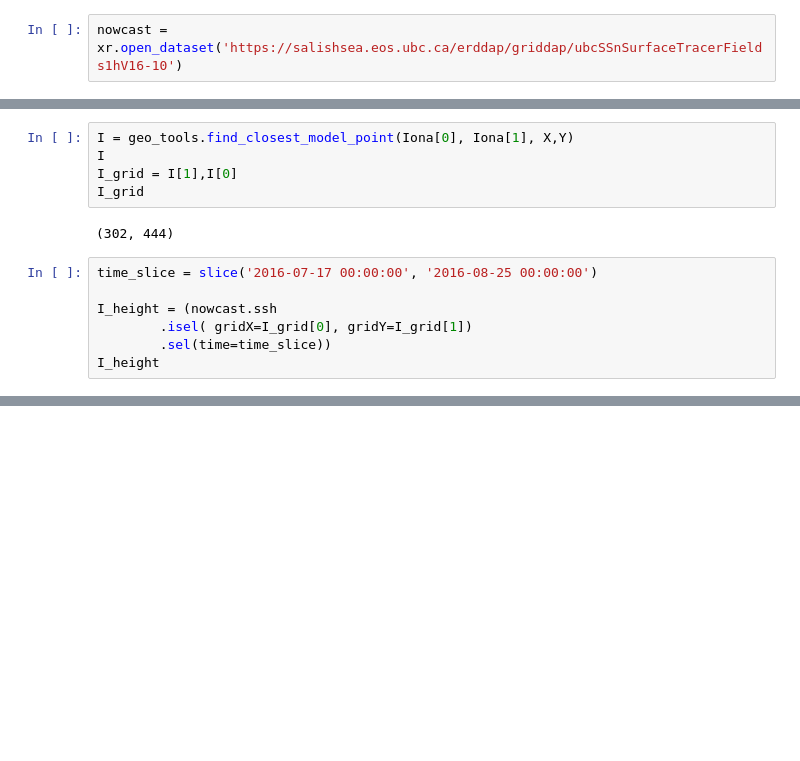
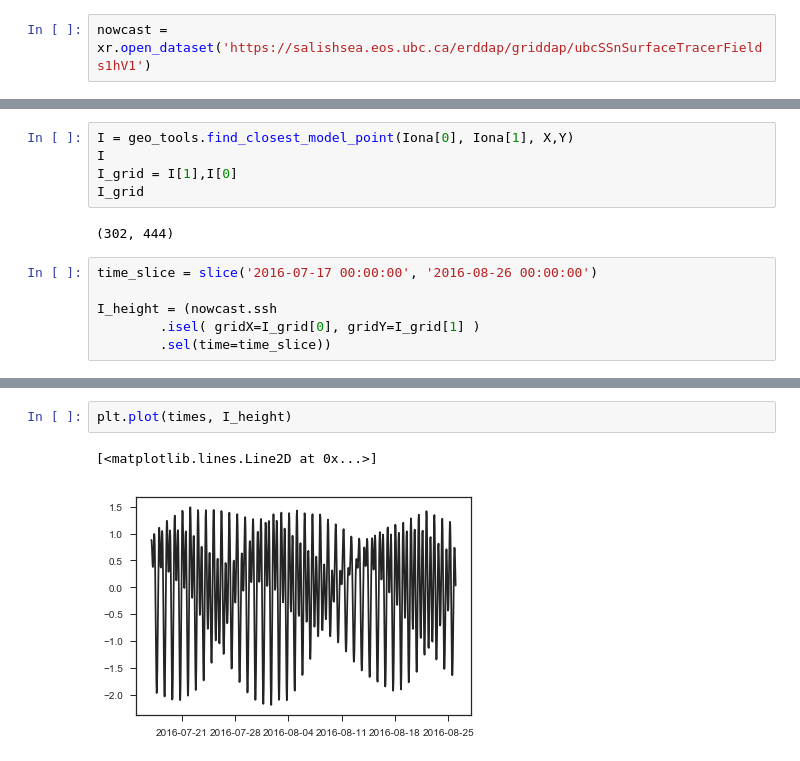
Before and after one commit to SalishSeaCast/analysis-giorgio-2, a Jupyter notebook: revised_notebooks/3analysis_plots/Winds_tides_rivers.ipynb, the cells around one changed output, grey strips where cells are left out. Cells and saved outputs as stored; diff of their text form; blank space fills up the shorter version.

Commit message:
compared ssh at iona to tidal height at Point Atkinson

```diff
--- a/revised_notebooks/3analysis_plots/Winds_tides_rivers.ipynb
+++ b/revised_notebooks/3analysis_plots/Winds_tides_rivers.ipynb
@@ -352,5 +327,5 @@ plt.savefig("/ocean/gsgarbi/MEOPAR/private-docs/reports/IonaProject/ionafigs/win
 # %%
-nowcast = xr.open_dataset('https://salishsea.eos.ubc.ca/erddap/griddap/ubcSSnSurfaceTracerFields1hV16-10')
+nowcast = xr.open_dataset('https://salishsea.eos.ubc.ca/erddap/griddap/ubcSSnSurfaceTracerFields1hV1')
 # %%
 fb=nc.Dataset('/ocean/eolson/MEOPAR/NEMO-forcing/grid/bathy_downonegrid2.nc')
 bathy, X, Y = tidetools.get_bathy_data(fb)
@@ -363,9 +338,8 @@ I_grid
 # %% [output]
 (302, 444)
 # %%
-time_slice = slice('2016-07-17 00:00:00', '2016-08-25 00:00:00')
+time_slice = slice('2016-07-17 00:00:00', '2016-08-26 00:00:00')
 
 I_height = (nowcast.ssh
-        .isel( gridX=I_grid[0], gridY=I_grid[1])
+        .isel( gridX=I_grid[0], gridY=I_grid[1] )
         .sel(time=time_slice))
-I_height
@@ -371,0 +356,5 @@ I_height
+# %%
+plt.plot(times, I_height)
+# %% [output]
+[<matplotlib.lines.Line2D at 0x...>]
+[figure, added]
```
Also changed, not shown: parts of 8 cells of this notebook.
